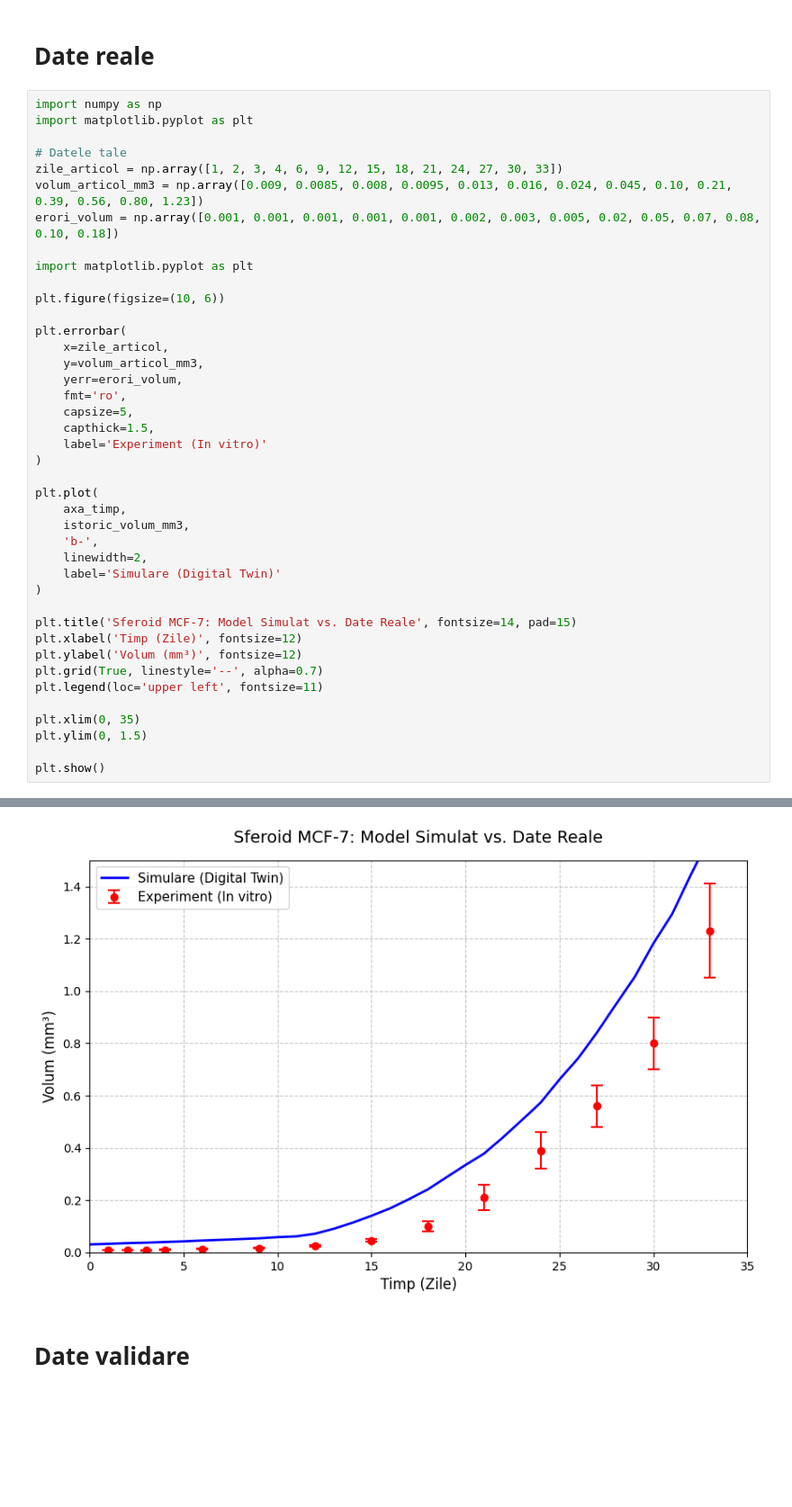
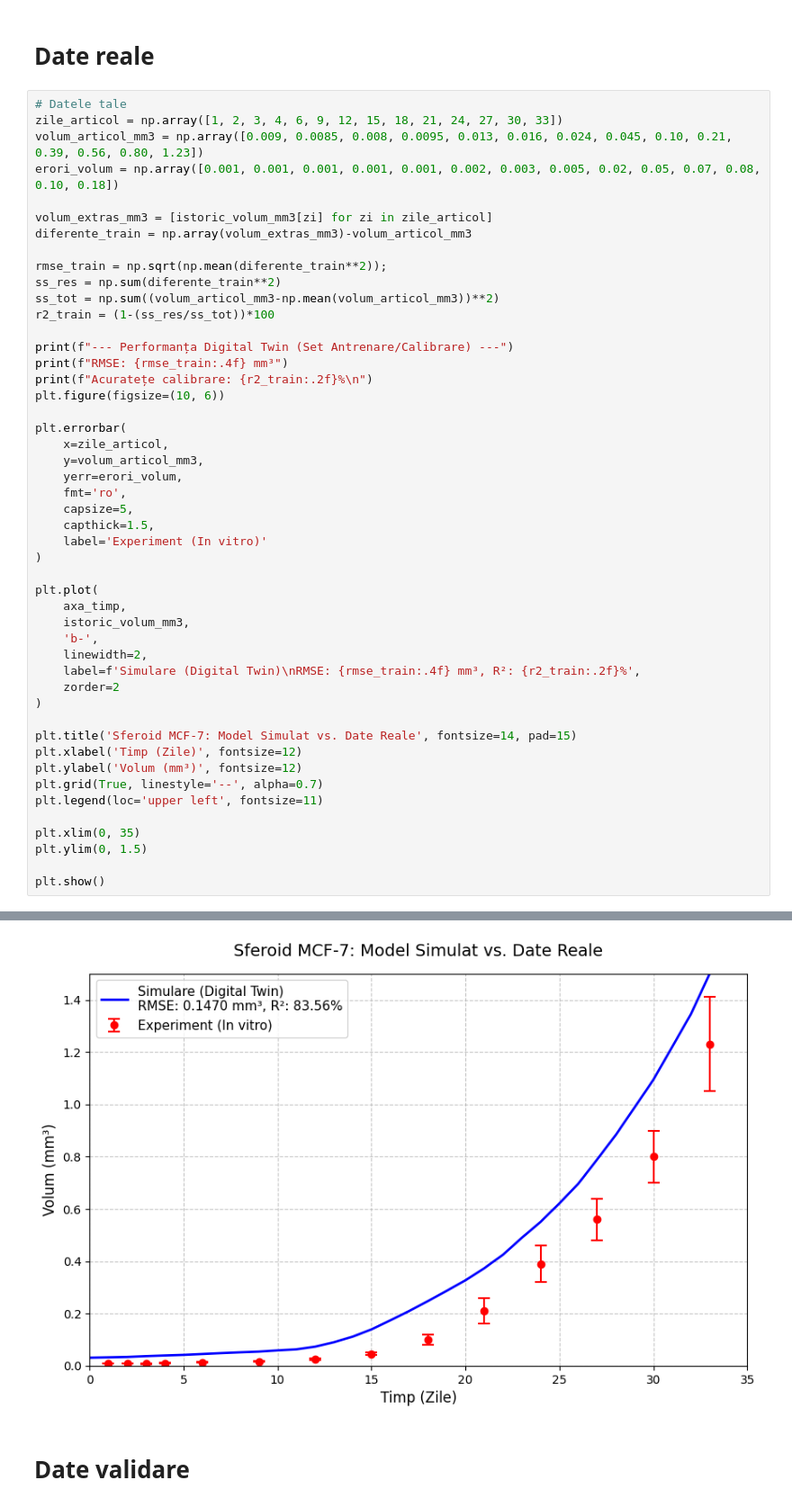
Before and after one commit to DPFrateanu/tumor-modelling, a Jupyter notebook: digital-twin.ipynb, the cells around one changed output, grey strips where cells are left out. Shown at 90% size. Drawn from its saved outputs; the diff is of its cells as text; blank space fills up the shorter version.

Commit message:
results saved + added rmse and R^2 on graph

```diff
--- a/digital-twin.ipynb
+++ b/digital-twin.ipynb
@@ -187,16 +187,22 @@ istoric_volum_mm3 = [conversie_2D_in_Volum_3D(n) for n in istoric_volum]
 # %% [markdown]
 # Date reale
 # %%
-import numpy as np
-import matplotlib.pyplot as plt
-
 # Datele tale
 zile_articol = np.array([1, 2, 3, 4, 6, 9, 12, 15, 18, 21, 24, 27, 30, 33])
 volum_articol_mm3 = np.array([0.009, 0.0085, 0.008, 0.0095, 0.013, 0.016, 0.024, 0.045, 0.10, 0.21, 0.39, 0.56, 0.80, 1.23])
 erori_volum = np.array([0.001, 0.001, 0.001, 0.001, 0.001, 0.002, 0.003, 0.005, 0.02, 0.05, 0.07, 0.08, 0.10, 0.18])
 
-import matplotlib.pyplot as plt
+volum_extras_mm3 = [istoric_volum_mm3[zi] for zi in zile_articol]
+diferente_train = np.array(volum_extras_mm3)-volum_articol_mm3
 
+rmse_train = np.sqrt(np.mean(diferente_train**2));
+ss_res = np.sum(diferente_train**2)
+ss_tot = np.sum((volum_articol_mm3-np.mean(volum_articol_mm3))**2)
+r2_train = (1-(ss_res/ss_tot))*100
+
+print(f"--- Performanța Digital Twin (Set Antrenare/Calibrare) ---")
+print(f"RMSE: {rmse_train:.4f} mm³")
+print(f"Acuratețe calibrare: {r2_train:.2f}%\n")
 plt.figure(figsize=(10, 6))
 
 plt.errorbar(
@@ -214,7 +220,8 @@ plt.plot(
     istoric_volum_mm3,
     'b-',
     linewidth=2,
-    label='Simulare (Digital Twin)'
+    label=f'Simulare (Digital Twin)\nRMSE: {rmse_train:.4f} mm³, R²: {r2_train:.2f}%',
+    zorder=2
 )
 
 plt.title('Sferoid MCF-7: Model Simulat vs. Date Reale', fontsize=14, pad=15)
@@ -231,4 +241,4 @@ plt.show()
-[figure, old version]
+[figure, new version]
 # %% [markdown]
 # Date validare
 # %%
```
Also changed, not shown: parts of 5 cells of this notebook, 1 other file.
